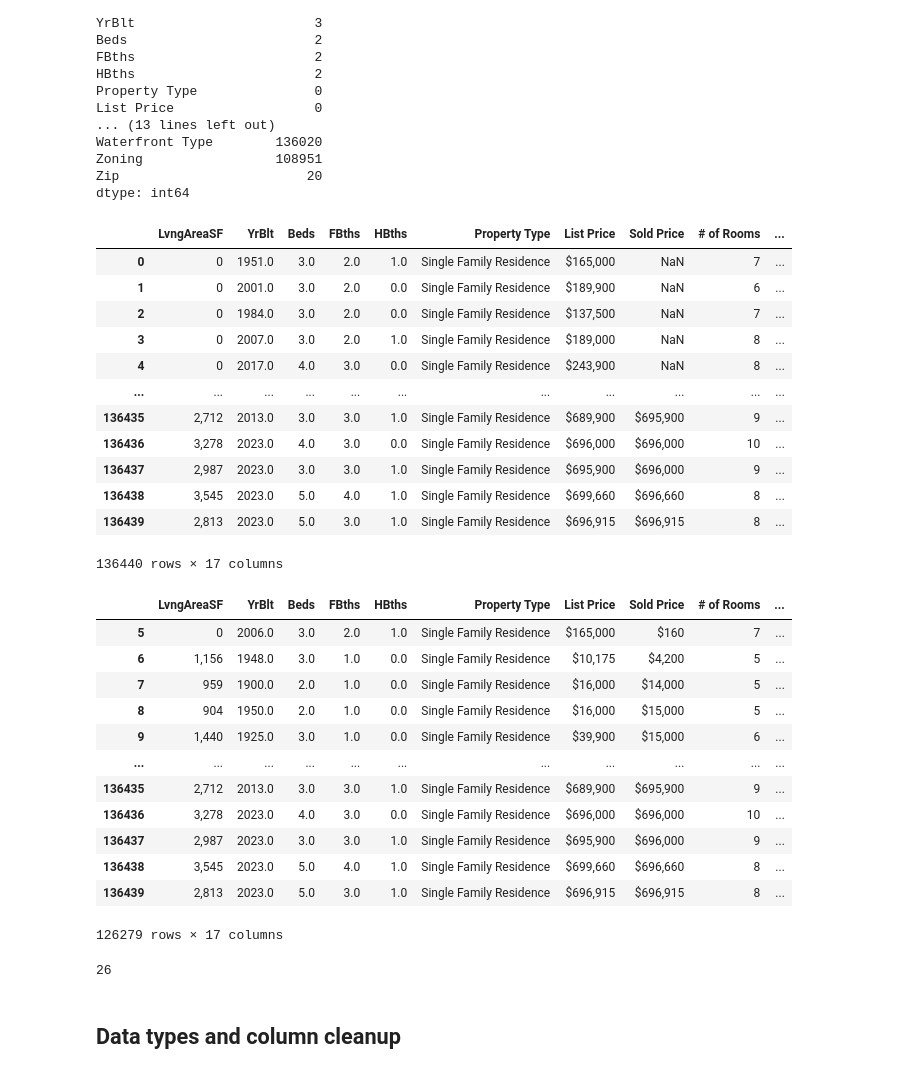
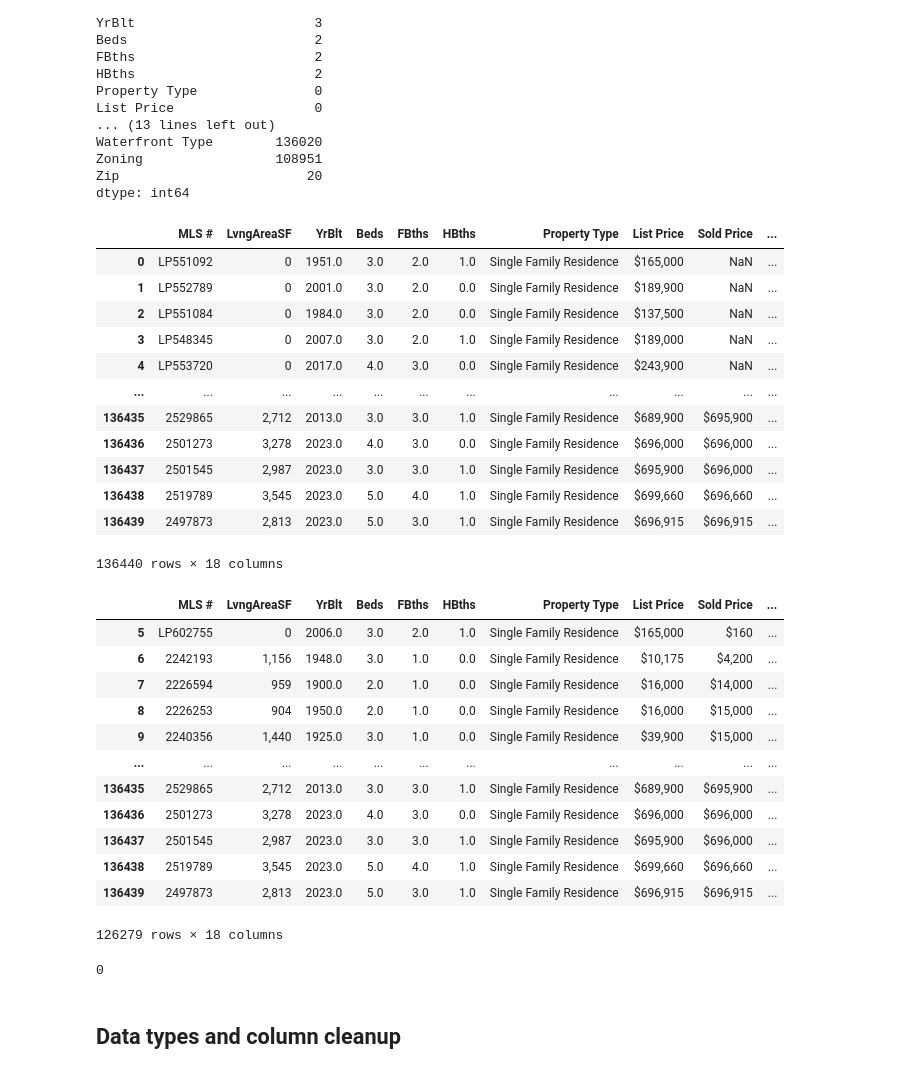
Before and after one commit to nimblenest/House-Project4, a Jupyter notebook: house-sales.ipynb, the cells around one changed output. Drawn from its saved outputs; the diff is of its cells as text; code cells hidden in the pictures.

```diff
--- a/house-sales.ipynb
+++ b/house-sales.ipynb
@@ -58,45 +58,45 @@ Zip                        20
 dtype: int64
 # %%
 # drop unnecessary columns
-combined_sales_df.drop(['Pics', 'MLS #', 'Status', 'Address', 'Subdivision Full', 'Price Per SQFT', 'Sold Price Per SQFT', 'Sold Price/Sqft', 'Waterfront Access', 'Zoning', 'Zip'], axis=1, inplace=True)
+combined_sales_df.drop(['Pics', 'Status', 'Address', 'Subdivision Full', 'Price Per SQFT', 'Sold Price Per SQFT', 'Sold Price/Sqft', 'Waterfront Access', 'Zoning', 'Zip'], axis=1, inplace=True)
 combined_sales_df
 # %% [output]
-|  | LvngAreaSF | YrBlt | Beds | FBths | HBths | Property Type | List Price | Sold Price | # of Rooms | ... |
-| 0 | 0 | 1951.0 | 3.0 | 2.0 | 1.0 | Single Family Residence | $165,000 | NaN | 7 | ... |
-| 1 | 0 | 2001.0 | 3.0 | 2.0 | 0.0 | Single Family Residence | $189,900 | NaN | 6 | ... |
-| 2 | 0 | 1984.0 | 3.0 | 2.0 | 0.0 | Single Family Residence | $137,500 | NaN | 7 | ... |
-| 3 | 0 | 2007.0 | 3.0 | 2.0 | 1.0 | Single Family Residence | $189,000 | NaN | 8 | ... |
-| 4 | 0 | 2017.0 | 4.0 | 3.0 | 0.0 | Single Family Residence | $243,900 | NaN | 8 | ... |
+|  | MLS # | LvngAreaSF | YrBlt | Beds | FBths | HBths | Property Type | List Price | Sold Price | ... |
+| 0 | LP551092 | 0 | 1951.0 | 3.0 | 2.0 | 1.0 | Single Family Residence | $165,000 | NaN | ... |
+| 1 | LP552789 | 0 | 2001.0 | 3.0 | 2.0 | 0.0 | Single Family Residence | $189,900 | NaN | ... |
+| 2 | LP551084 | 0 | 1984.0 | 3.0 | 2.0 | 0.0 | Single Family Residence | $137,500 | NaN | ... |
+| 3 | LP548345 | 0 | 2007.0 | 3.0 | 2.0 | 1.0 | Single Family Residence | $189,000 | NaN | ... |
+| 4 | LP553720 | 0 | 2017.0 | 4.0 | 3.0 | 0.0 | Single Family Residence | $243,900 | NaN | ... |
 | ... | ... | ... | ... | ... | ... | ... | ... | ... | ... | ... |
-| 136435 | 2,712 | 2013.0 | 3.0 | 3.0 | 1.0 | Single Family Residence | $689,900 | $695,900 | 9 | ... |
-| 136436 | 3,278 | 2023.0 | 4.0 | 3.0 | 0.0 | Single Family Residence | $696,000 | $696,000 | 10 | ... |
-| 136437 | 2,987 | 2023.0 | 3.0 | 3.0 | 1.0 | Single Family Residence | $695,900 | $696,000 | 9 | ... |
-| 136438 | 3,545 | 2023.0 | 5.0 | 4.0 | 1.0 | Single Family Residence | $699,660 | $696,660 | 8 | ... |
-| 136439 | 2,813 | 2023.0 | 5.0 | 3.0 | 1.0 | Single Family Residence | $696,915 | $696,915 | 8 | ... |
+| 136435 | 2529865 | 2,712 | 2013.0 | 3.0 | 3.0 | 1.0 | Single Family Residence | $689,900 | $695,900 | ... |
+| 136436 | 2501273 | 3,278 | 2023.0 | 4.0 | 3.0 | 0.0 | Single Family Residence | $696,000 | $696,000 | ... |
+| 136437 | 2501545 | 2,987 | 2023.0 | 3.0 | 3.0 | 1.0 | Single Family Residence | $695,900 | $696,000 | ... |
+| 136438 | 2519789 | 3,545 | 2023.0 | 5.0 | 4.0 | 1.0 | Single Family Residence | $699,660 | $696,660 | ... |
+| 136439 | 2497873 | 2,813 | 2023.0 | 5.0 | 3.0 | 1.0 | Single Family Residence | $696,915 | $696,915 | ... |
-136440 rows × 17 columns
+136440 rows × 18 columns
 # %%
 # drop rows with missing values
 combined_sales_df.dropna(subset=['YrBlt', 'Beds', 'FBths', 'HBths', 'Sold Price', 'Approx Lot SqFt', '# of Rooms'], inplace=True)
 combined_sales_df
 # %% [output]
-|  | LvngAreaSF | YrBlt | Beds | FBths | HBths | Property Type | List Price | Sold Price | # of Rooms | ... |
-| 5 | 0 | 2006.0 | 3.0 | 2.0 | 1.0 | Single Family Residence | $165,000 | $160 | 7 | ... |
-| 6 | 1,156 | 1948.0 | 3.0 | 1.0 | 0.0 | Single Family Residence | $10,175 | $4,200 | 5 | ... |
-| 7 | 959 | 1900.0 | 2.0 | 1.0 | 0.0 | Single Family Residence | $16,000 | $14,000 | 5 | ... |
-| 8 | 904 | 1950.0 | 2.0 | 1.0 | 0.0 | Single Family Residence | $16,000 | $15,000 | 5 | ... |
-| 9 | 1,440 | 1925.0 | 3.0 | 1.0 | 0.0 | Single Family Residence | $39,900 | $15,000 | 6 | ... |
+|  | MLS # | LvngAreaSF | YrBlt | Beds | FBths | HBths | Property Type | List Price | Sold Price | ... |
+| 5 | LP602755 | 0 | 2006.0 | 3.0 | 2.0 | 1.0 | Single Family Residence | $165,000 | $160 | ... |
+| 6 | 2242193 | 1,156 | 1948.0 | 3.0 | 1.0 | 0.0 | Single Family Residence | $10,175 | $4,200 | ... |
+| 7 | 2226594 | 959 | 1900.0 | 2.0 | 1.0 | 0.0 | Single Family Residence | $16,000 | $14,000 | ... |
+| 8 | 2226253 | 904 | 1950.0 | 2.0 | 1.0 | 0.0 | Single Family Residence | $16,000 | $15,000 | ... |
+| 9 | 2240356 | 1,440 | 1925.0 | 3.0 | 1.0 | 0.0 | Single Family Residence | $39,900 | $15,000 | ... |
 | ... | ... | ... | ... | ... | ... | ... | ... | ... | ... | ... |
-| 136435 | 2,712 | 2013.0 | 3.0 | 3.0 | 1.0 | Single Family Residence | $689,900 | $695,900 | 9 | ... |
-| 136436 | 3,278 | 2023.0 | 4.0 | 3.0 | 0.0 | Single Family Residence | $696,000 | $696,000 | 10 | ... |
-| 136437 | 2,987 | 2023.0 | 3.0 | 3.0 | 1.0 | Single Family Residence | $695,900 | $696,000 | 9 | ... |
-| 136438 | 3,545 | 2023.0 | 5.0 | 4.0 | 1.0 | Single Family Residence | $699,660 | $696,660 | 8 | ... |
-| 136439 | 2,813 | 2023.0 | 5.0 | 3.0 | 1.0 | Single Family Residence | $696,915 | $696,915 | 8 | ... |
+| 136435 | 2529865 | 2,712 | 2013.0 | 3.0 | 3.0 | 1.0 | Single Family Residence | $689,900 | $695,900 | ... |
+| 136436 | 2501273 | 3,278 | 2023.0 | 4.0 | 3.0 | 0.0 | Single Family Residence | $696,000 | $696,000 | ... |
+| 136437 | 2501545 | 2,987 | 2023.0 | 3.0 | 3.0 | 1.0 | Single Family Residence | $695,900 | $696,000 | ... |
+| 136438 | 2519789 | 3,545 | 2023.0 | 5.0 | 4.0 | 1.0 | Single Family Residence | $699,660 | $696,660 | ... |
+| 136439 | 2497873 | 2,813 | 2023.0 | 5.0 | 3.0 | 1.0 | Single Family Residence | $696,915 | $696,915 | ... |
-126279 rows × 17 columns
+126279 rows × 18 columns
 # %%
 # check for duplicate rows
 combined_sales_df.duplicated().sum()
 # %% [output]
-26
+0
 # %%
 # drop duplicate rows
 combined_sales_df.drop_duplicates(inplace=True)
```
Also changed, not shown: parts of 20 cells of this notebook, 1 other file.
